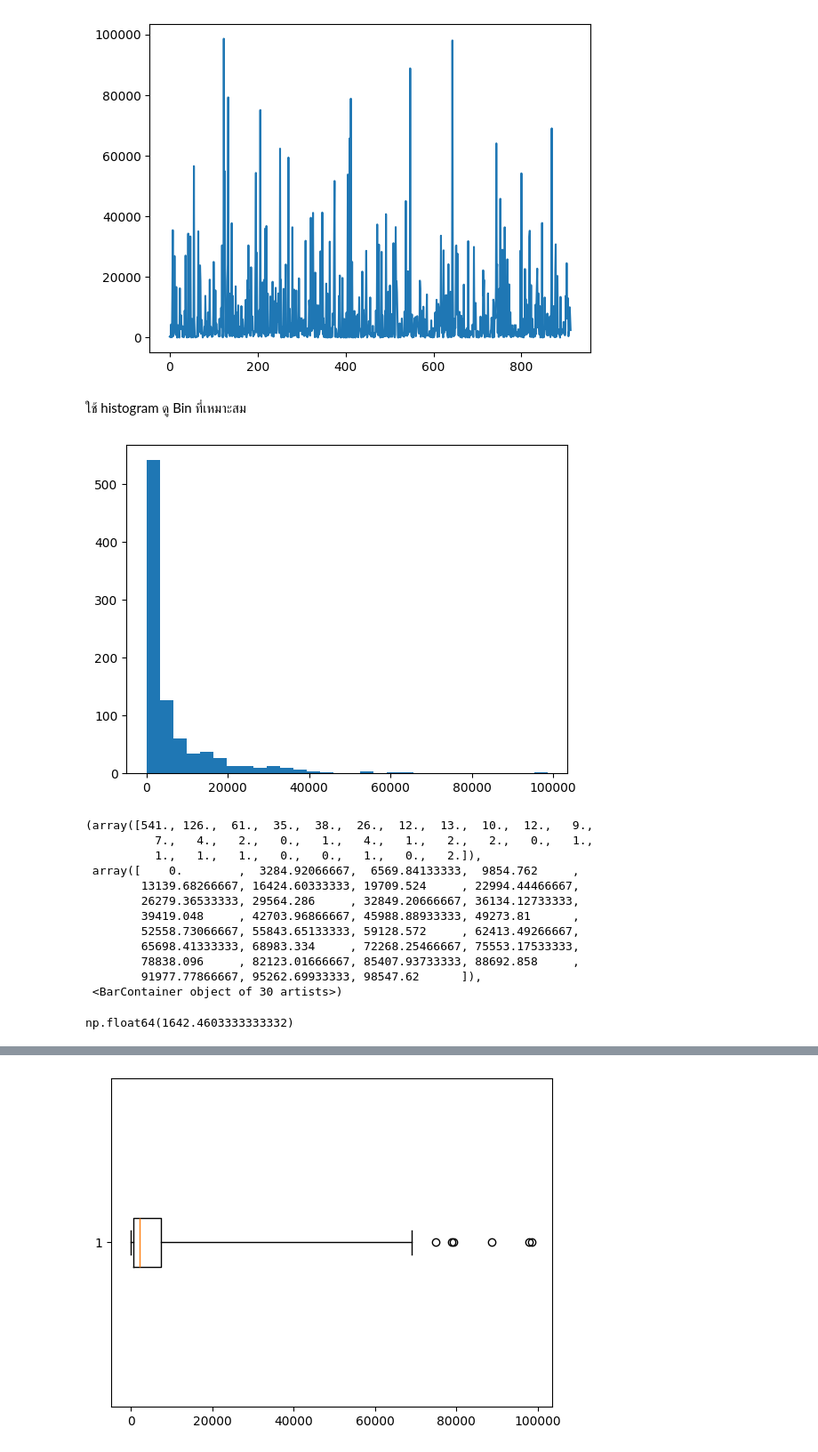
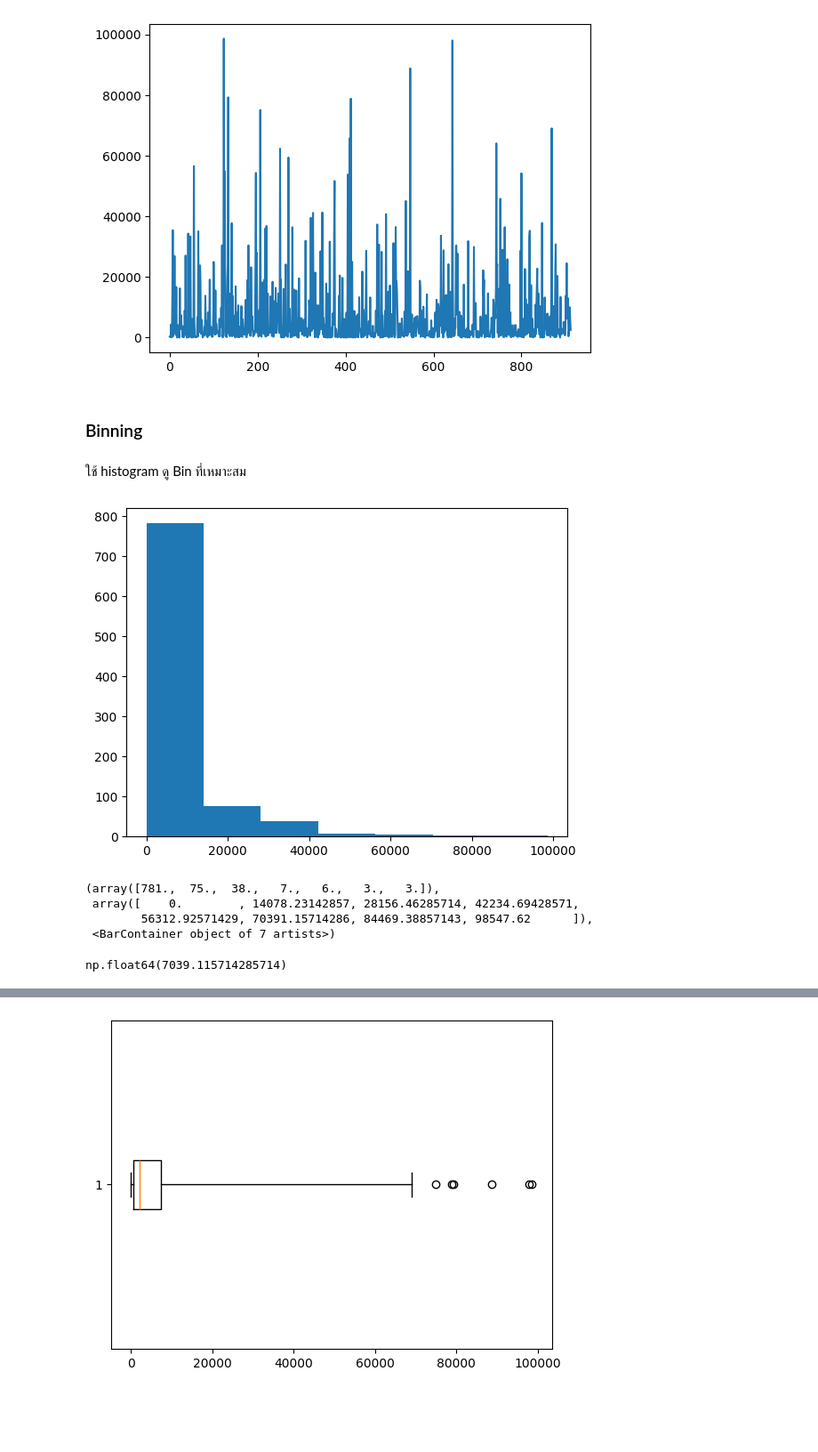
Before and after one commit to kittanaiwisetkhro/BSC_DPDM2025, a Jupyter notebook: Ch3_Data_Preprocessing.ipynb, the cells around one changed output, grey strips where cells are left out. Shown: that part at 89% size. Saved outputs shown, nothing was run; the diff lists cells and outputs as text; code cells hidden in the pictures; blank space fills up the shorter version.

```diff
--- a/Ch3_Data_Preprocessing.ipynb
+++ b/Ch3_Data_Preprocessing.ipynb
@@ -258,26 +258,20 @@ plt.plot(df['gfd_area'])
 # %% [output]
 [<matplotlib.lines.Line2D at 0x...>]
 [figure]
+# %% [markdown]
+### Binning
 # %% [markdown]
 ใช้ histogram ดู Bin ที่เหมาะสม
 # %%
-outputhist = plt .hist(df['gfd_area'],30)
+outputhist = plt .hist(df['gfd_area'],7)
 # %% [output]
-[figure, old version]
+[figure, new version]
 # %%
 outputhist
 # %% [output]
-(array([541., 126.,  61.,  35.,  38.,  26.,  12.,  13.,  10.,  12.,   9.,
-          7.,   4.,   2.,   0.,   1.,   4.,   1.,   2.,   2.,   0.,   1.,
-          1.,   1.,   1.,   0.,   0.,   1.,   0.,   2.]),
- array([    0.        ,  3284.92066667,  6569.84133333,  9854.762     ,
-        13139.68266667, 16424.60333333, 19709.524     , 22994.44466667,
-        26279.36533333, 29564.286     , 32849.20666667, 36134.12733333,
-        39419.048     , 42703.96866667, 45988.88933333, 49273.81      ,
-        52558.73066667, 55843.65133333, 59128.572     , 62413.49266667,
-        65698.41333333, 68983.334     , 72268.25466667, 75553.17533333,
-        78838.096     , 82123.01666667, 85407.93733333, 88692.858     ,
-        91977.77866667, 95262.69933333, 98547.62      ]),
- <BarContainer object of 30 artists>)
+(array([781.,  75.,  38.,   7.,   6.,   3.,   3.]),
+ array([    0.        , 14078.23142857, 28156.46285714, 42234.69428571,
+        56312.92571429, 70391.15714286, 84469.38857143, 98547.62      ]),
+ <BarContainer object of 7 artists>)
 # %%
 # create a function output a mean of bin the value landed in where the bin is following the histogram of 30 bin
@@ -315,7 +285,7 @@ def put_value_into_bins(value, bin_edge):
 # %%
-put_value_into_bins(3000,outputhist[1])
+put_value_into_bins(3000)
 # %% [output]
-np.float64(1642.4603333333332)
+np.float64(7039.115714285714)
 # %%
 df['gfd_area_bin'] = df['gfd_area'].apply(lambda x: put_value_into_bins(x,outputhist[1]))
 # %%
```
Also changed, not shown: parts of 22 cells of this notebook.
